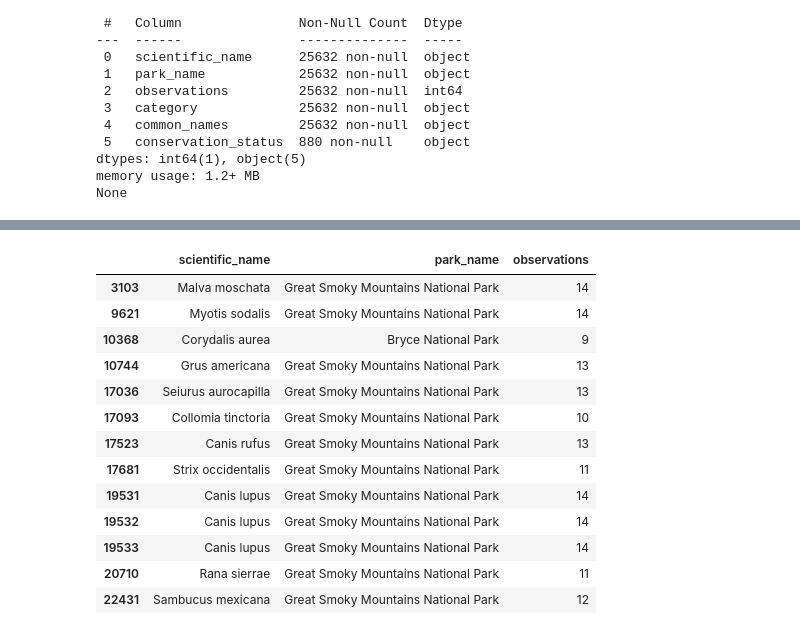
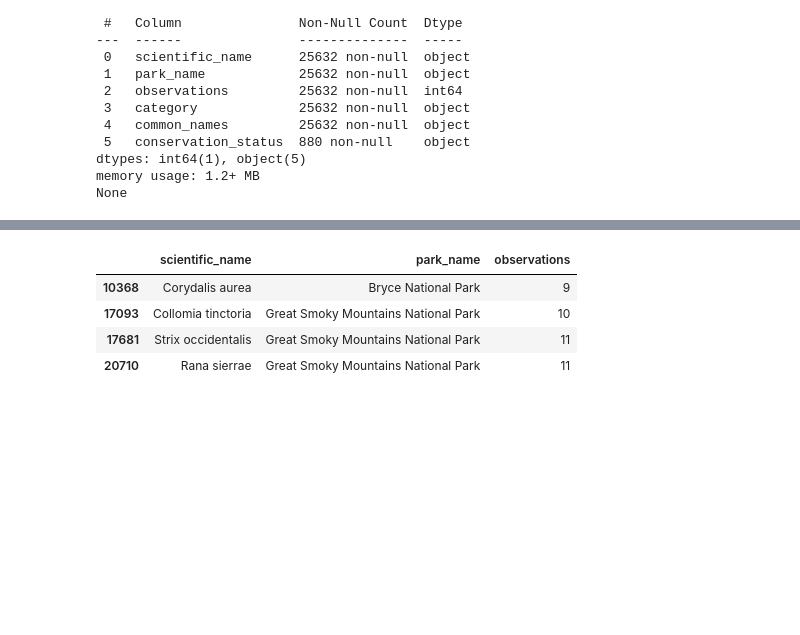
Before and after one commit to 7086600/biodiversity_project, a Jupyter notebook: biodiversity.ipynb, the cells around one changed output, grey strips where cells are left out. Drawn from its saved outputs; the diff is of its cells as text; code cells hidden in the pictures; blank space fills up the shorter version.

```diff
--- a/biodiversity.ipynb
+++ b/biodiversity.ipynb
@@ -281,21 +305,12 @@ df.head()
 # %%
 # filling null values in the 'observations' column with 0
 df['observations'] = df['observations'].fillna(0)
 # filtering by count observations
-filtObservations = df['observations'] < 15
+filtObservations = df['observations'] < 12
 df.loc[filtObservations, ('scientific_name', 'park_name', 'observations')]
 # %% [output]
 |  | scientific_name | park_name | observations |
-| 3103 | Malva moschata | Great Smoky Mountains National Park | 14 |
-| 9621 | Myotis sodalis | Great Smoky Mountains National Park | 14 |
 | 10368 | Corydalis aurea | Bryce National Park | 9 |
-| 10744 | Grus americana | Great Smoky Mountains National Park | 13 |
-| 17036 | Seiurus aurocapilla | Great Smoky Mountains National Park | 13 |
 | 17093 | Collomia tinctoria | Great Smoky Mountains National Park | 10 |
-| 17523 | Canis rufus | Great Smoky Mountains National Park | 13 |
 | 17681 | Strix occidentalis | Great Smoky Mountains National Park | 11 |
-| 19531 | Canis lupus | Great Smoky Mountains National Park | 14 |
-| 19532 | Canis lupus | Great Smoky Mountains National Park | 14 |
-| 19533 | Canis lupus | Great Smoky Mountains National Park | 14 |
 | 20710 | Rana sierrae | Great Smoky Mountains National Park | 11 |
-| 22431 | Sambucus mexicana | Great Smoky Mountains National Park | 12 |
```
Also changed, not shown: parts of 2 cells of this notebook.
